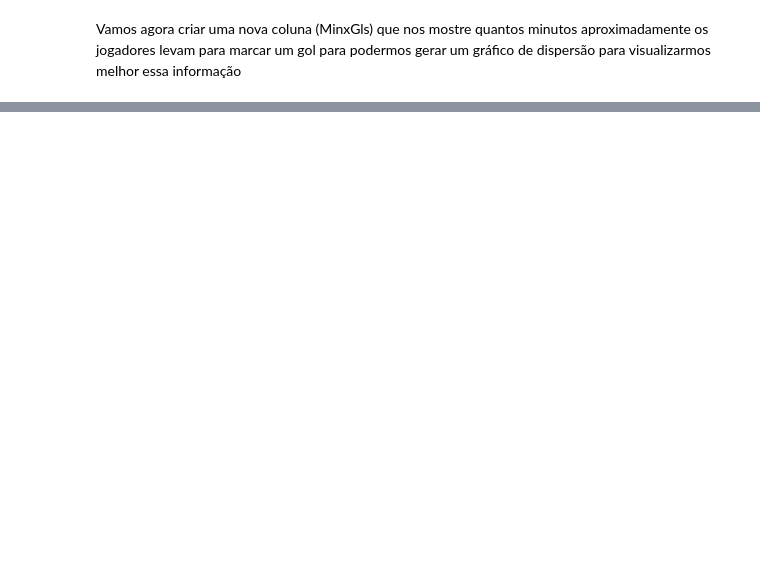
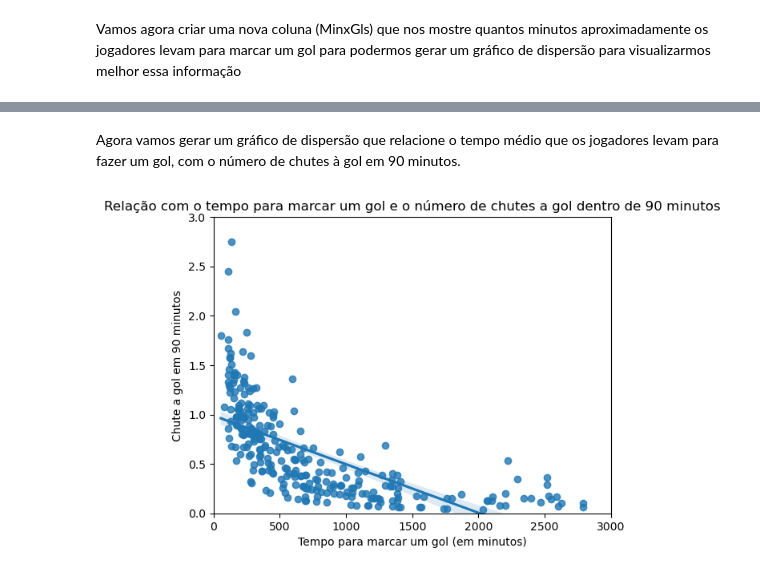
Before and after one commit to raveljalmeida/data-science, a Jupyter notebook: Documents/Projetos/Análise de Dados/github/Análise Premiere League/Trabalho.ipynb, the cells around one changed output, grey strips where cells are left out. Drawn from its saved outputs; the diff is of its cells as text; code cells hidden in the pictures; blank space fills up the shorter version.

```diff
--- a/Documents/Projetos/Análise de Dados/github/Análise Premiere League/Trabalho.ipynb
+++ b/Documents/Projetos/Análise de Dados/github/Análise Premiere League/Trabalho.ipynb
@@ -84,8 +111,6 @@ plt.show()
 Vamos agora criar uma nova coluna (MinxGls) que nos mostre quantos minutos aproximadamente os jogadores levam para marcar um gol para podermos gerar um gráfico de dispersão para visualizarmos melhor essa informação
 # %%
 dfFilter.loc[:,'MinxGls'] = 90*dfFilter['90s']/dfFilter['Gls']
-MinxGls = dfFilter[(dfFilter['MinxGls']!=np.inf) & (~pd.isna(dfFilter['MinxGls']))].round(2)
-remov = ['GK','DF']
-MinxGls = MinxGls[MinxGls['Pos']!=remov]
+MinxGls = dfFilter[(dfFilter['MinxGls']!=np.inf) & (~pd.isna(dfFilter['MinxGls']) & (dfFilter['Gls']!=0))].round(2)
 MinxGls
 # %% [output]
@@ -92,0 +130,12 @@ ValueError: ('Lengths must match to compare', (278,), (2,))
+# %% [markdown]
+Agora vamos gerar um gráfico de dispersão que relacione o tempo médio que os jogadores levam para fazer um gol, com o número de chutes à gol em 90 minutos.
+# %%
+sns.regplot(x='MinxGls', y='SoT/90', fit_reg=True, data=MinxGls)
+plt.title('Relação com o tempo para marcar um gol e o número de chutes a gol dentro de 90 minutos')
+plt.xlabel('Tempo para marcar um gol (em minutos)')
+plt.ylabel('Chute a gol em 90 minutos')
+plt.xlim(0, 3000)
+plt.ylim(0, 3)
+plt.show()
+# %% [output]
+[figure, added]
```
Also changed, not shown: parts of 5 cells of this notebook.
